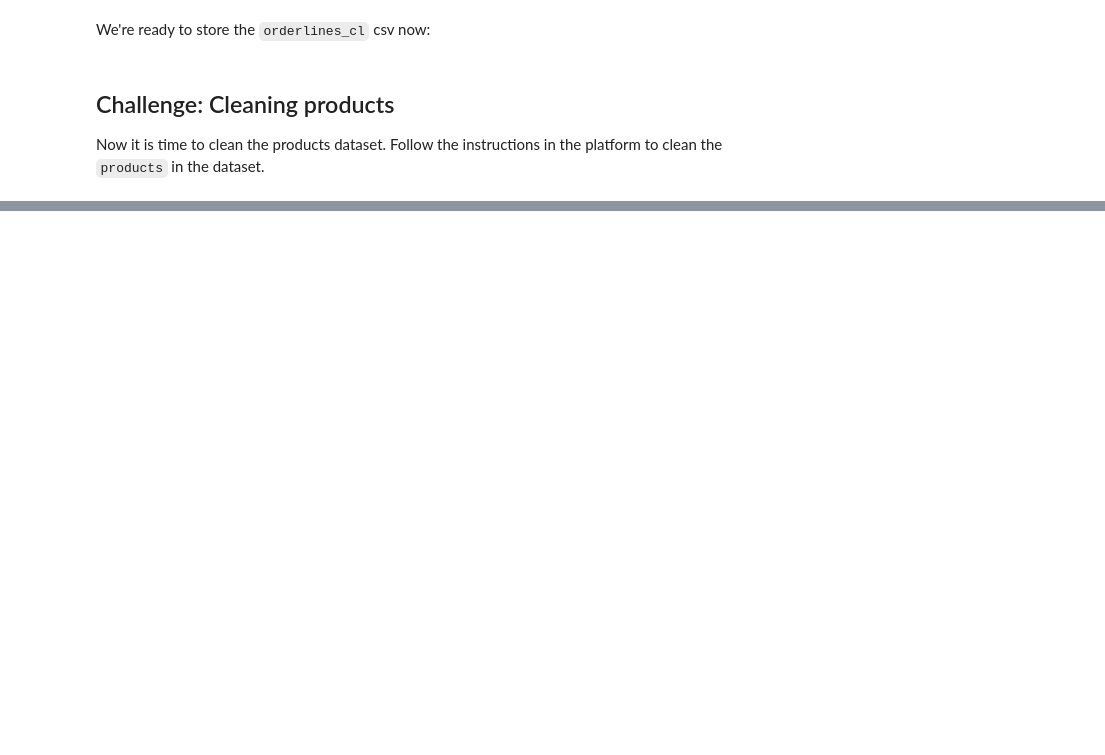
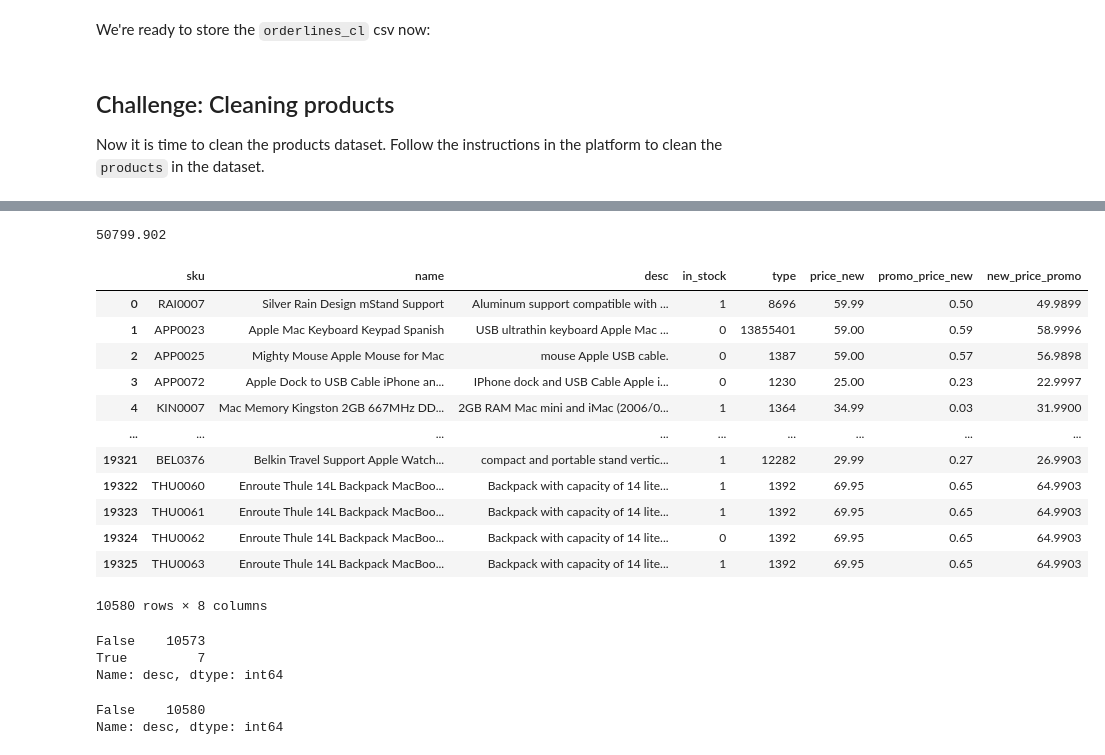
Before and after one commit to Anupama2022/My_python_scripts, a Jupyter notebook: Eniac Project II/3-data-cleaning-challenges.ipynb, the cells around one changed output, grey strips where cells are left out. Cells and saved outputs as stored; diff of their text form; code cells hidden in the pictures; blank space fills up the shorter version.

```diff
--- a/Eniac Project II/3-data-cleaning-challenges.ipynb
+++ b/Eniac Project II/3-data-cleaning-challenges.ipynb
@@ -360,0 +406,3 @@ Now it is time to clean the products dataset. Follow the instructions in the pla
+# %%
+products_cleaning = products.drop_duplicates()
+products_cleaning.isna().value_counts()
@@ -360,0 +488,12 @@ Now it is time to clean the products dataset. Follow the instructions in the pla
+# %%
+products_temp['dots_new'] = products_temp['promo_price'].str.count('\.')
+products_temp['promo_price_new'] = products_temp.loc[products_temp['dots_new'] == 2.0]['promo_price'].str.replace('\.','', n=1, regex=True)
+products_temp.promo_price_new = products_temp.promo_price_new.fillna(products_temp.promo_price)
+products_temp['price_new'] = products_temp['price_new'].astype(float)
+products_temp['promo_price_new'] = products_temp['promo_price_new'].astype(float)
+#products_temp['price_new'] = products_temp['price_new'].astype(object)
+#products_temp['decimals'] = products_temp['price_new'].str[-2:]
+products_cl = products_temp.drop(columns=['dots_new','dots','price','promo_price'])
+products_cl.info()
+#products_cl['price_new_trunc'] =  products_cl['price_new'].truncate(before= '.')
+#products_cl['decimals'] = products_cl['price_new'].str[-2:]
@@ -360,0 +515,50 @@ Now it is time to clean the products dataset. Follow the instructions in the pla
+# %%
+def function_works_on_rows(row):
+    #print(row['price_new'])
+    #print(row['promo_price_new'])
+    if row['price_new']< row['promo_price_new']:
+        row['promo_price_new'] = row['promo_price_new']/10
+    else:
+        row['promo_price'] = row['promo_price_new']
+        return row['promo_price_new']
+    return row['promo_price_new']
+
+products_cl['new_price_promo'] = products_cl.apply(function_works_on_rows, axis=1)
+products_cl.new_price_promo.max()
+# %% [output]
+50799.902
+# %%
+
+#products_promo_price = products_cl[['promo_price_new','price_new']]
+
+#for i in products_promo_price:
+
+    #products_promo_price = products_cl['promo_price_new']
+
+    #if mask_price:
+     #    i = i/10
+
+#products_promo_price
+products_cl['promo_price_new']= products_cl['promo_price_new'].div(10)
+products_cl['promo_price_new'] = products_cl['promo_price_new'].round(decimals=2)
+products_cl
+# %% [output]
+|  | sku | name | desc | in_stock | type | price_new | promo_price_new | new_price_promo |
+| 0 | RAI0007 | Silver Rain Design mStand Support | Aluminum support compatible with ... | 1 | 8696 | 59.99 | 0.50 | 49.9899 |
+| 1 | APP0023 | Apple Mac Keyboard Keypad Spanish | USB ultrathin keyboard Apple Mac ... | 0 | 13855401 | 59.00 | 0.59 | 58.9996 |
+| 2 | APP0025 | Mighty Mouse Apple Mouse for Mac | mouse Apple USB cable. | 0 | 1387 | 59.00 | 0.57 | 56.9898 |
+| 3 | APP0072 | Apple Dock to USB Cable iPhone an... | IPhone dock and USB Cable Apple i... | 0 | 1230 | 25.00 | 0.23 | 22.9997 |
+| 4 | KIN0007 | Mac Memory Kingston 2GB 667MHz DD... | 2GB RAM Mac mini and iMac (2006/0... | 1 | 1364 | 34.99 | 0.03 | 31.9900 |
+| ... | ... | ... | ... | ... | ... | ... | ... | ... |
+| 19321 | BEL0376 | Belkin Travel Support Apple Watch... | compact and portable stand vertic... | 1 | 12282 | 29.99 | 0.27 | 26.9903 |
+| 19322 | THU0060 | Enroute Thule 14L Backpack MacBoo... | Backpack with capacity of 14 lite... | 1 | 1392 | 69.95 | 0.65 | 64.9903 |
+| 19323 | THU0061 | Enroute Thule 14L Backpack MacBoo... | Backpack with capacity of 14 lite... | 1 | 1392 | 69.95 | 0.65 | 64.9903 |
+| 19324 | THU0062 | Enroute Thule 14L Backpack MacBoo... | Backpack with capacity of 14 lite... | 0 | 1392 | 69.95 | 0.65 | 64.9903 |
+| 19325 | THU0063 | Enroute Thule 14L Backpack MacBoo... | Backpack with capacity of 14 lite... | 1 | 1392 | 69.95 | 0.65 | 64.9903 |
+10580 rows × 8 columns
+# %%
+products_cl.isna().desc.value_counts()
+# %% [output]
+False    10573
+True         7
+Name: desc, dtype: int64
@@ -360,0 +567,7 @@ Now it is time to clean the products dataset. Follow the instructions in the pla
+# %%
+mask1=products_cl.isna().desc == True
+products_cl = products_cl.assign(desc=products_cl.name.where(mask1, products_cl.desc))
+products_cl.isna().desc.value_counts()
+# %% [output]
+False    10580
+Name: desc, dtype: int64
```
Also changed, not shown: parts of 19 cells of this notebook, 2 other files.
